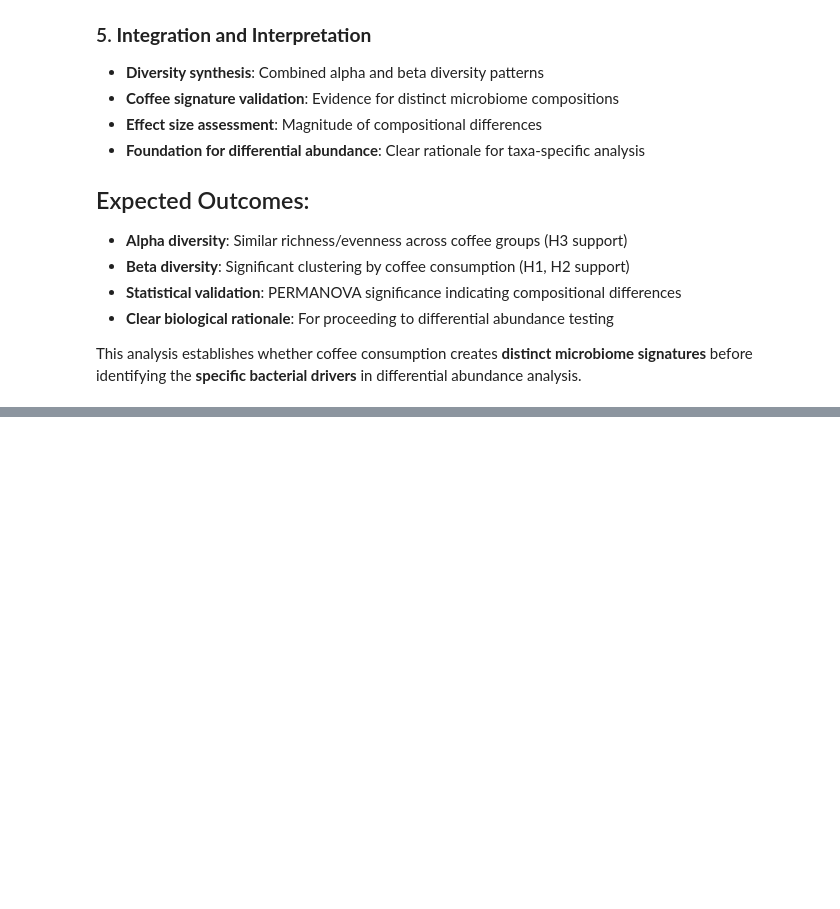
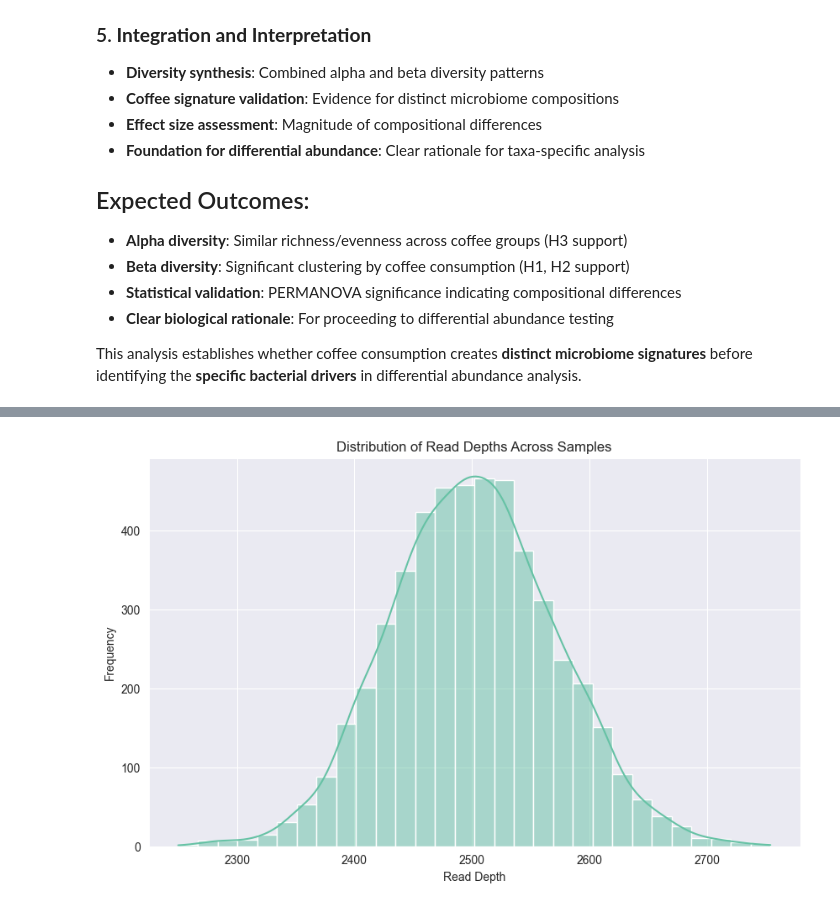
Before and after one commit to zkhechadoorian/coffee-gut-microbiome, a Jupyter notebook: notebooks/03_alpha_beta_diversity.ipynb, the cells around one changed output, grey strips where cells are left out. Saved outputs shown, nothing was run; the diff lists cells and outputs as text; code cells hidden in the pictures; blank space fills up the shorter version.

Commit message:
Add conceptual overview and sequencing depth analysis

```diff
--- a/notebooks/03_alpha_beta_diversity.ipynb
+++ b/notebooks/03_alpha_beta_diversity.ipynb
@@ -73,0 +225,17 @@ This analysis establishes whether coffee consumption creates **distinct microbio
+# %%
+# create sequencing depth table
+sample_columns = [col for col in feature_table.columns if col != feature_table.columns[0]]
+
+# calculate read depth by summing down each column (sample) in the feature table
+read_depths = []
+
+for col in sample_columns:
+    total = feature_table[col].sum()
+    read_depths.append({"#SAMPLEID": col, "read_depth": total})
+
+# convert to pl df
+read_depths_df = pl.DataFrame(read_depths)
+
+# display read depth table
+print("\nRead depth table (head):")
+print(read_depths_df.head())
@@ -73,0 +278,10 @@ This analysis establishes whether coffee consumption creates **distinct microbio
+# %%
+# plot a distribution of read depths
+plt.figure(figsize=(10, 6))
+sns.histplot(read_depths_df["read_depth"], bins=30, kde=True)
+plt.title("Distribution of Read Depths Across Samples")
+plt.xlabel("Read Depth")
+plt.ylabel("Frequency")
+plt.show()
+# %% [output]
+[figure, added]
```
Also changed, not shown: parts of 12 cells of this notebook.
